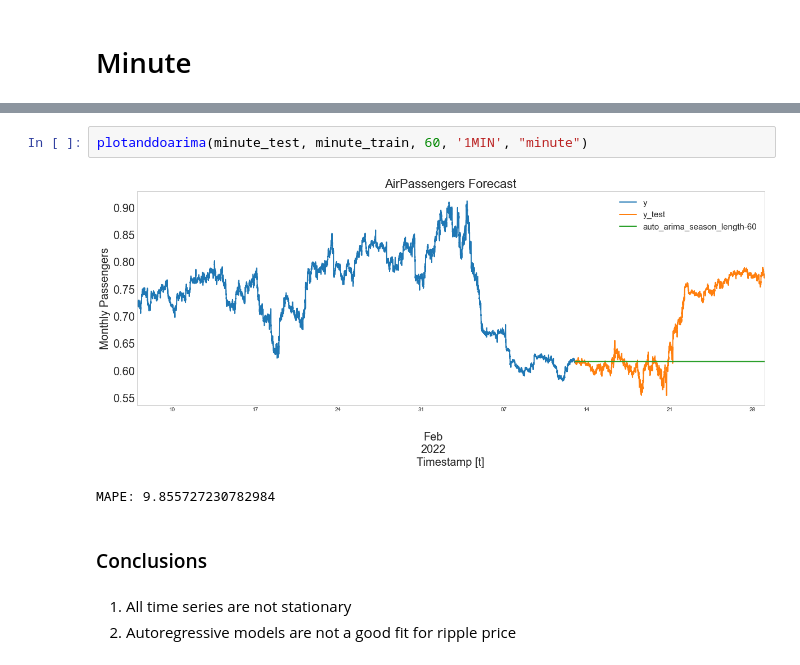
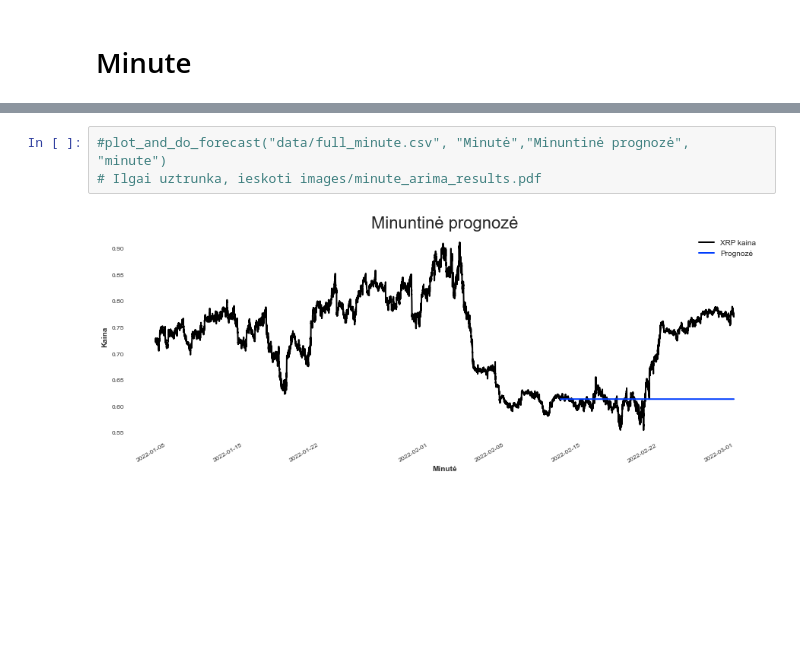
Before and after one commit to MGaulia/PD, a Jupyter notebook: 2 AR.ipynb, the cells around one changed output, grey strips where cells are left out. Saved outputs shown, nothing was run; the diff lists cells and outputs as text; blank space fills up the shorter version.

```diff
--- a/2 AR.ipynb
+++ b/2 AR.ipynb
@@ -233,10 +157,5 @@ P value:  1.0
 # %%
-plotanddoarima(minute_test, minute_train, 60, '1MIN', "minute")
+#plot_and_do_forecast("data/full_minute.csv", "Minutė","Minuntinė prognozė", "minute")
+# Ilgai uztrunka, ieskoti images/minute_arima_results.pdf
 # %% [output]
-[figure, old version]
+[figure, new version]
-MAPE: 9.855727230782984
-# %% [markdown]
-### Conclusions
-# %% [markdown]
-1. All time series are not stationary
-2. Autoregressive models are not a good fit for ripple price
```
Also changed, not shown: parts of 13 cells of this notebook.
